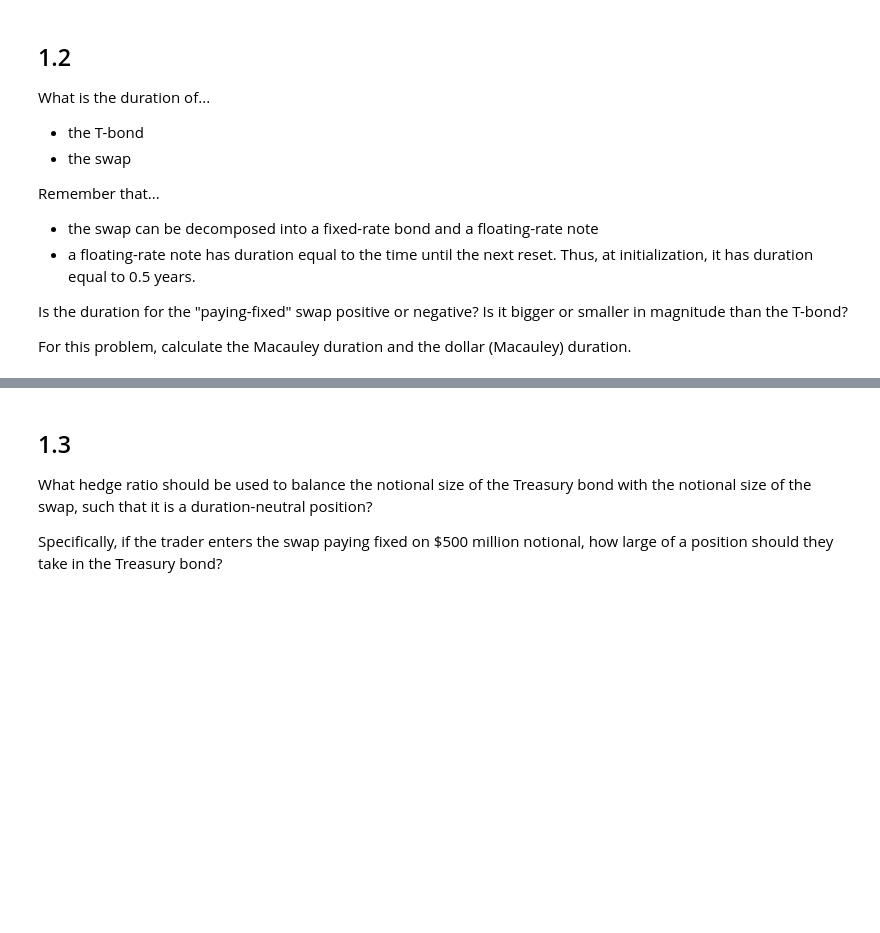
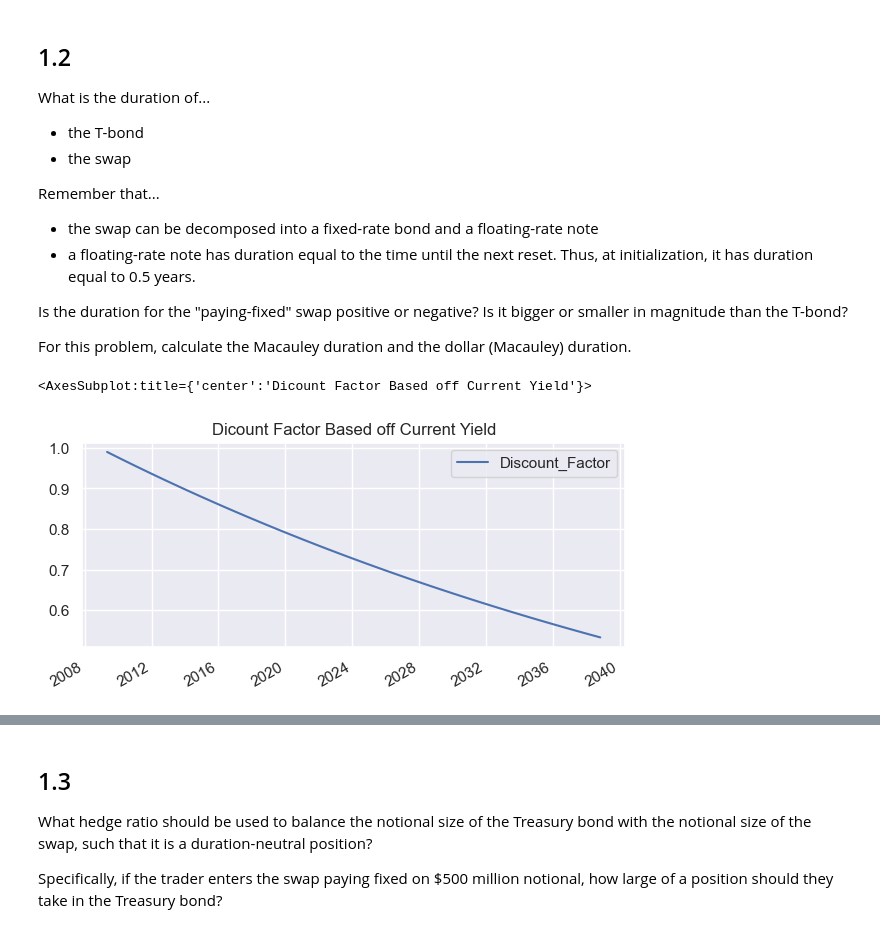
Before and after one commit to dcstein22/finm-fixedincome-2023, a Jupyter notebook: homework/Homework 3.ipynb, the cells around one changed output, grey strips where cells are left out. Cells and saved outputs as stored; diff of their text form; code cells hidden in the pictures; blank space fills up the shorter version.

```diff
--- a/homework/Homework 3.ipynb
+++ b/homework/Homework 3.ipynb
@@ -46,3 +46,6 @@ import treasury_cmds
 List the projected cashflows on May 4, 2009, exactly six months into the trade, on the first coupon and swap date.
 # %% [markdown]
 - The first exchange of payments of this trade exactly 6-months ahead require a fixed rate payment of 4.2560% and a floating rate payment of the prevailing yield 6-months prior to the exchange of cashflows. In this case the yield is 4.193%.
+# %%
+t_current = pd.to_datetime('2008-11-4')
+t_current
@@ -90,3 +118,12 @@ Remember that...
 Is the duration for the "paying-fixed" swap positive or negative? Is it bigger or smaller in magnitude than the T-bond?
 
 For this problem, calculate the Macauley duration and the dollar (Macauley) duration.
+# %%
+rate = .0419/2
+maturidy_grid = pd.Series(treasury_cmds.get_maturity_delta(pd.to_datetime(CF.columns.values), t_current=t_current), index = CF.columns)
+discount_factor = np.exp(-rate*maturidy_grid)
+curves = pd.DataFrame(discount_factor, columns =['Discount_Factor'], index = CF.columns)
+curves.plot(figsize=(7,3), title = 'Dicount Factor Based off Current Yield')
+# %% [output]
+<AxesSubplot:title={'center':'Dicount Factor Based off Current Yield'}>
+[figure, added]
```
Also changed, not shown: parts of 7 cells of this notebook, 2 other files.
